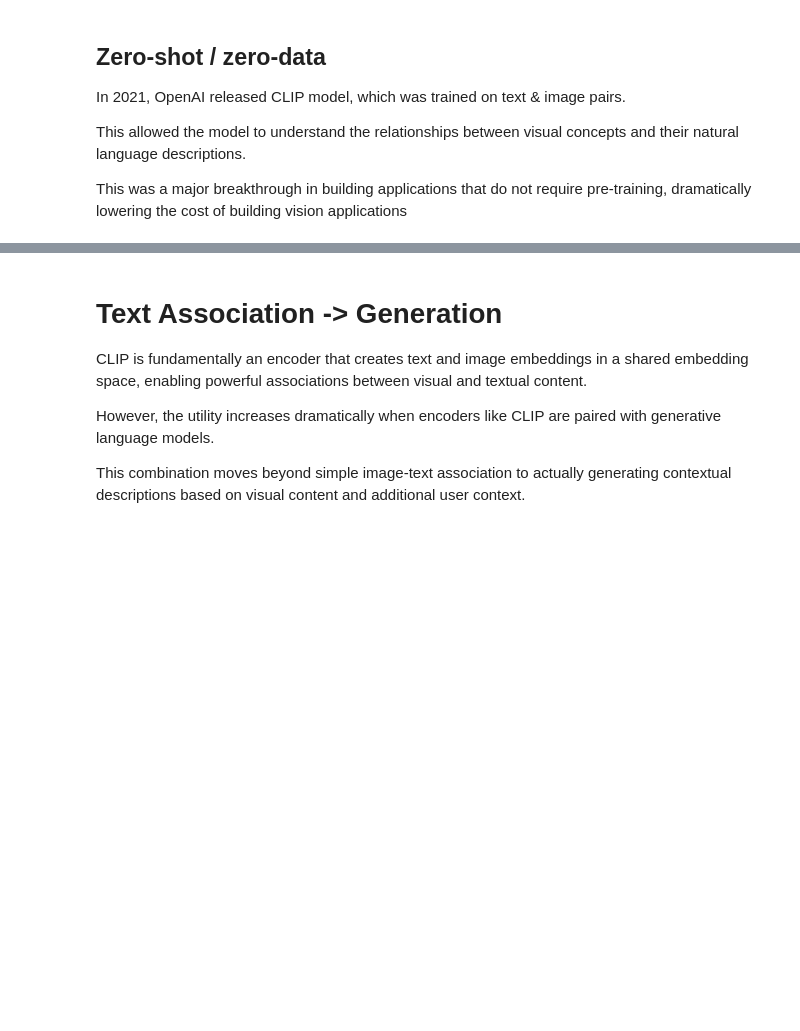
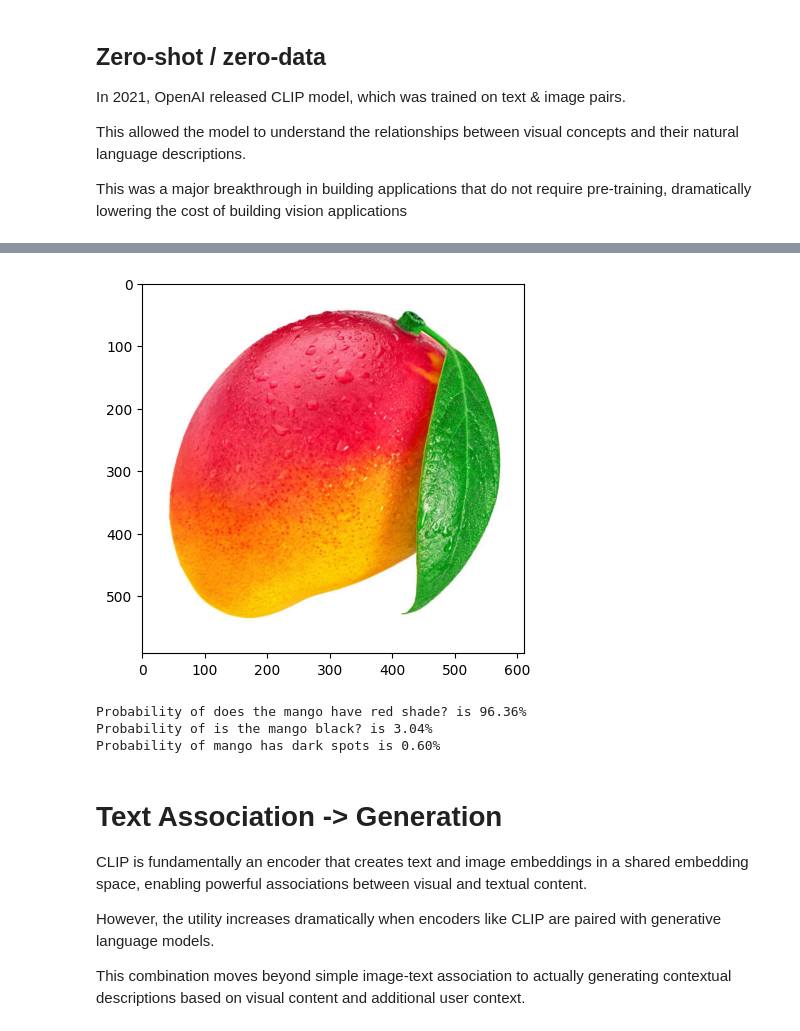
Before and after one commit to jayeshsidhwani/talks, a Jupyter notebook: intro-vision-models-capabilities/03-connecting-text-and-images.ipynb, the cells around one changed output, grey strips where cells are left out. Drawn from its saved outputs; the diff is of its cells as text; code cells hidden in the pictures; blank space fills up the shorter version.

```diff
--- a/intro-vision-models-capabilities/03-connecting-text-and-images.ipynb
+++ b/intro-vision-models-capabilities/03-connecting-text-and-images.ipynb
@@ -88,3 +112,20 @@ evaluate(image, prompts)
+# %%
+image = Image.open("./assets/mango.jpg")
+plt.imshow(image)
+plt.show()
+
+prompts = [
+    "does the mango have red shade?",
+    "is the mango black?",
+    "mango has dark spots",
+]
+
+evaluate(image, prompts)
+# %% [output]
+[figure, added]
+Probability of does the mango have red shade? is 96.36%
+Probability of is the mango black? is 3.04%
+Probability of mango has dark spots is 0.60%
 # %% [markdown]
 # Text Association -> Generation
 
```
Also changed, not shown: parts of 7 cells of this notebook, 5 other files.
